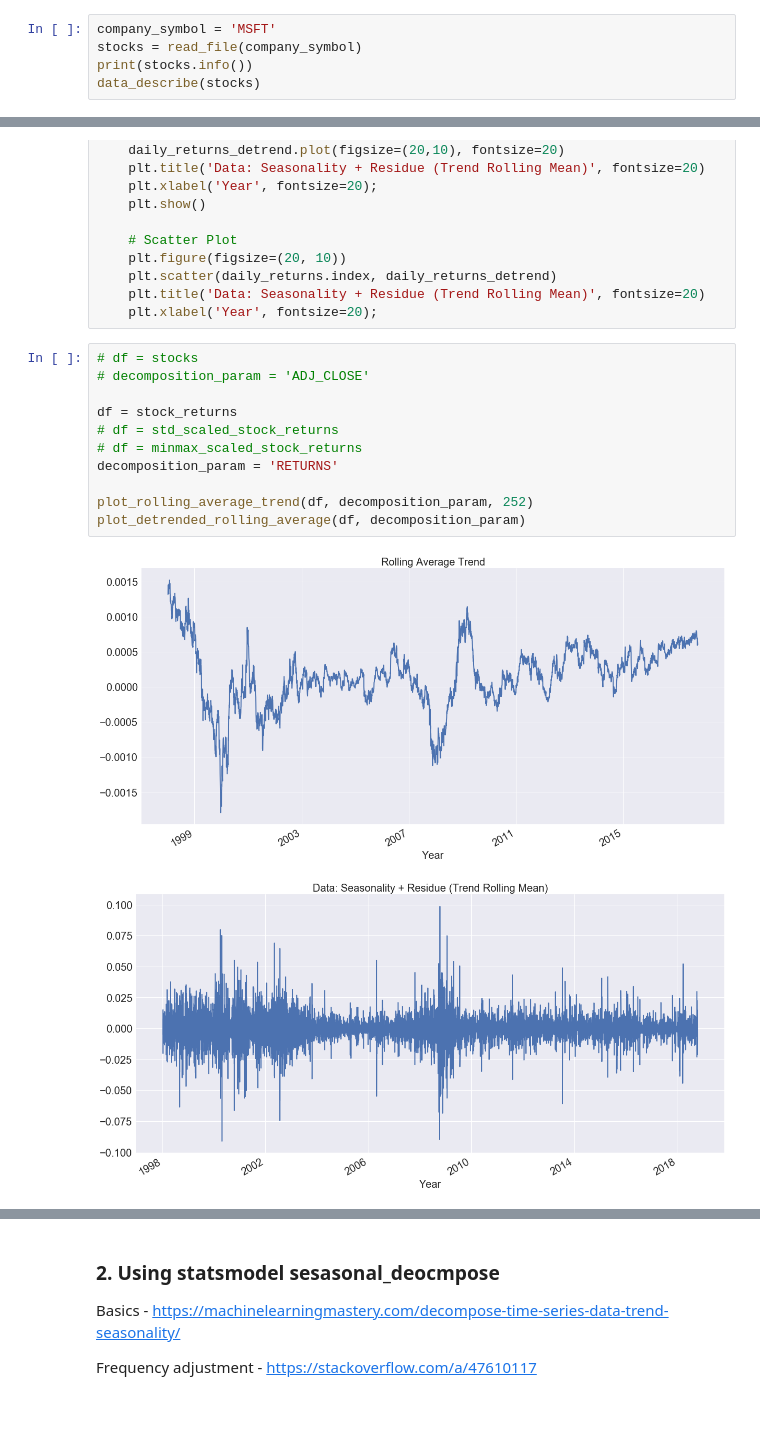
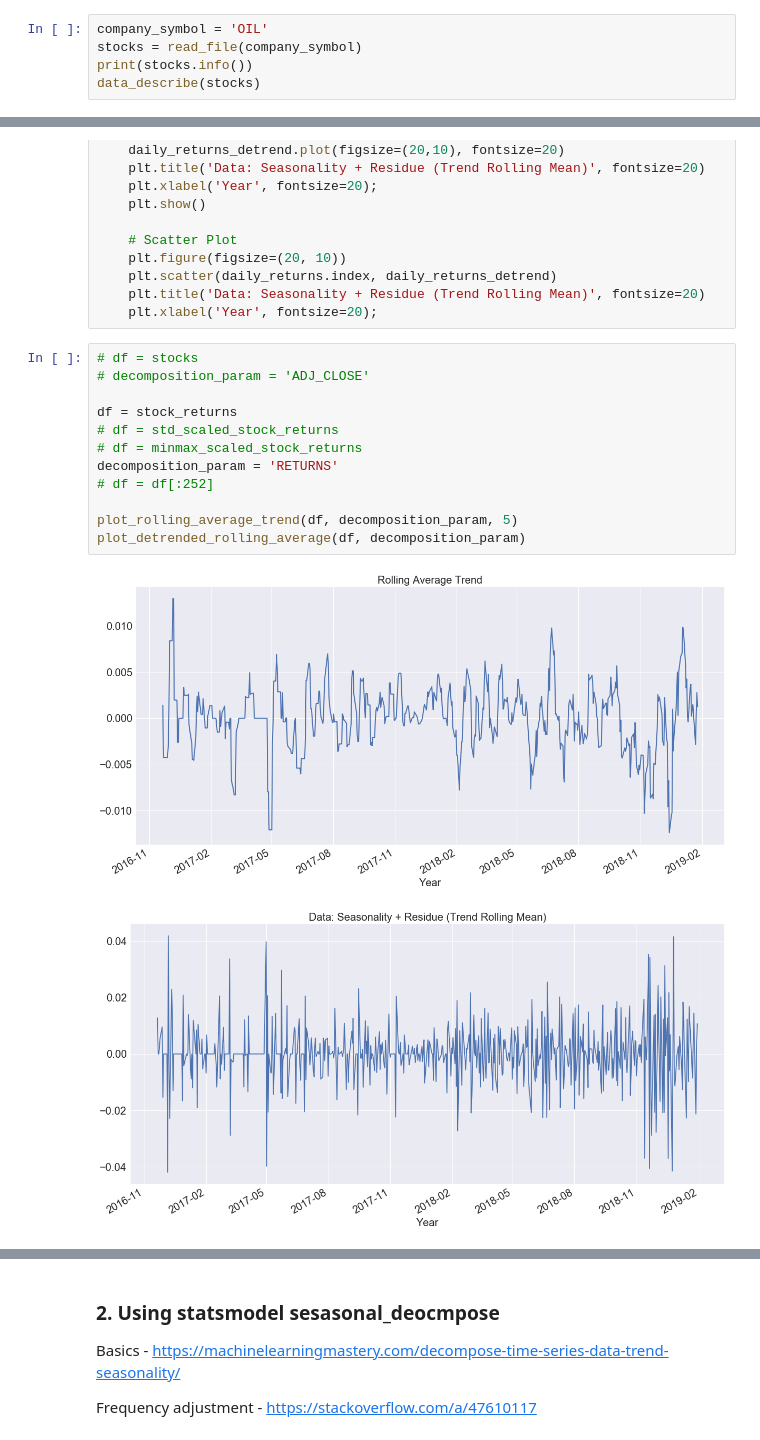
Before and after one commit to Keshav97/Final-Project, a Jupyter notebook: Algorithms/preprocessing.ipynb, the cells around one changed output, grey strips where cells are left out. Saved outputs shown, nothing was run; the diff lists cells and outputs as text; blank space fills up the shorter version.

```diff
--- a/Algorithms/preprocessing.ipynb
+++ b/Algorithms/preprocessing.ipynb
@@ -33,7 +33,7 @@ def read_file(company_symbol = 'AAPL'):
     df.drop(columns=['INDEX'], inplace=True)
     return df
 # %%
-company_symbol = 'MSFT'
+company_symbol = 'OIL'
 stocks = read_file(company_symbol)
 print(stocks.info())
 data_describe(stocks)
@@ -205,14 +205,15 @@ def plot_detrended_rolling_average(df, decomposition_param):
 # %%
 # df = stocks
 # decomposition_param = 'ADJ_CLOSE'
 
 df = stock_returns
 # df = std_scaled_stock_returns
 # df = minmax_scaled_stock_returns
 decomposition_param = 'RETURNS'
+# df = df[:252]
 
-plot_rolling_average_trend(df, decomposition_param, 252)
+plot_rolling_average_trend(df, decomposition_param, 5)
 plot_detrended_rolling_average(df, decomposition_param)
 # %% [output]
-[figure, old version]
+[figure, new version]
-[figure, old version]
+[figure, new version]
```
Also changed, not shown: parts of 12 cells of this notebook, 10 other files.
